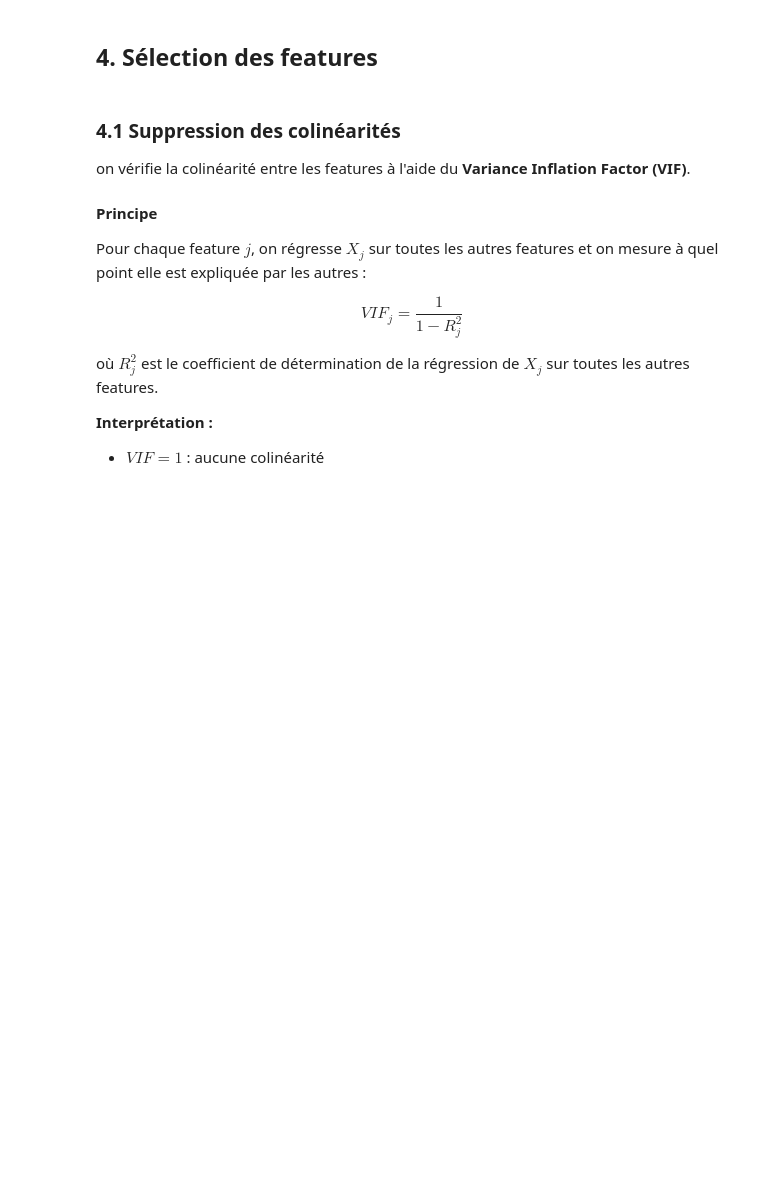
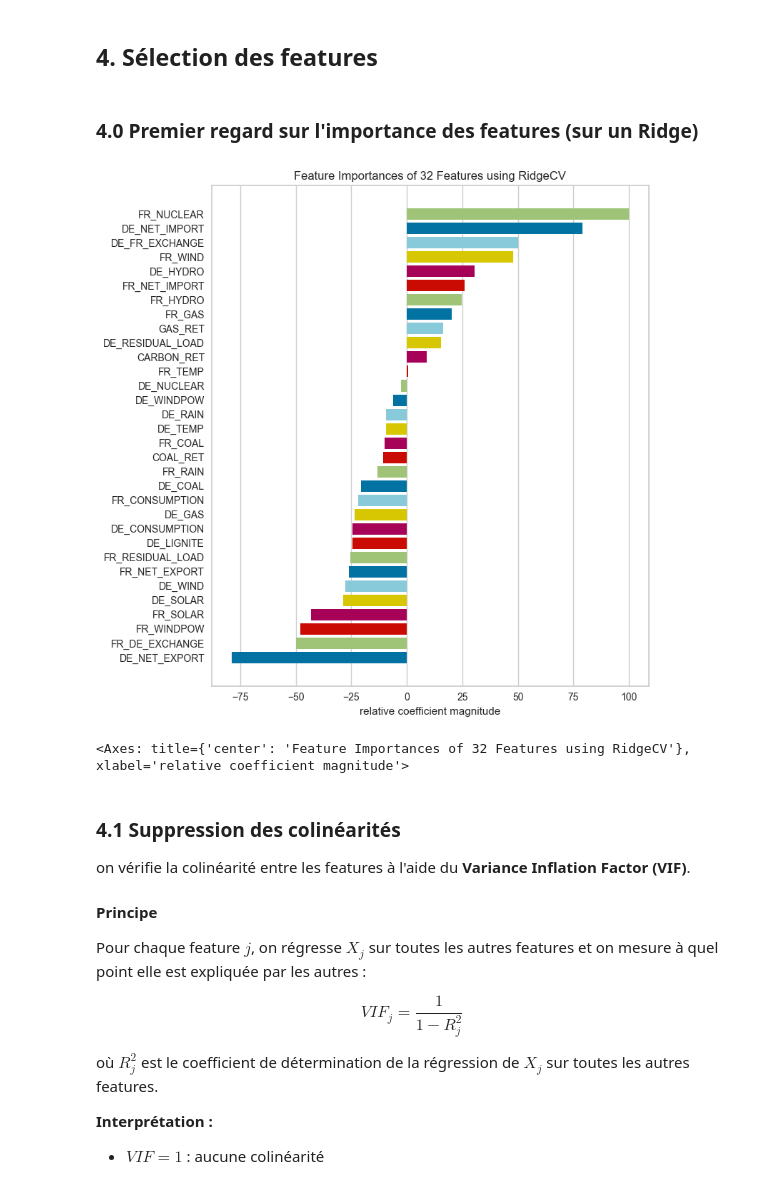
Before and after one commit to hugoser10/explaining-electricity-prices, a Jupyter notebook: main.ipynb, the cells around one changed output. Drawn from its saved outputs; the diff is of its cells as text; code cells hidden in the pictures; blank space fills up the shorter version.

```diff
--- a/main.ipynb
+++ b/main.ipynb
@@ -253,4 +252,17 @@ datasets = {
 }
+# %% [markdown]
+### 4.0 Premier regard sur l'importance des features (sur un Ridge)
+# %%
+X = train.drop(['DAY_ID', 'COUNTRY', 'TARGET'], axis=1)
+y = train[['TARGET']]
+
+fig, ax = plt.subplots(figsize = (8,8))
+fig_viz = FeatureImportances(RidgeCV(alphas=10), labels = X.columns)
+fig_viz.fit(X, y)
+fig_viz.poof()
+# %% [output]
+[figure, added]
+<Axes: title={'center': 'Feature Importances of 32 Features using RidgeCV'}, xlabel='relative coefficient magnitude'>
 # %% [markdown]
 ### 4.1 Suppression des colinéarités
 
```
Also changed, not shown: parts of 3 cells of this notebook.
